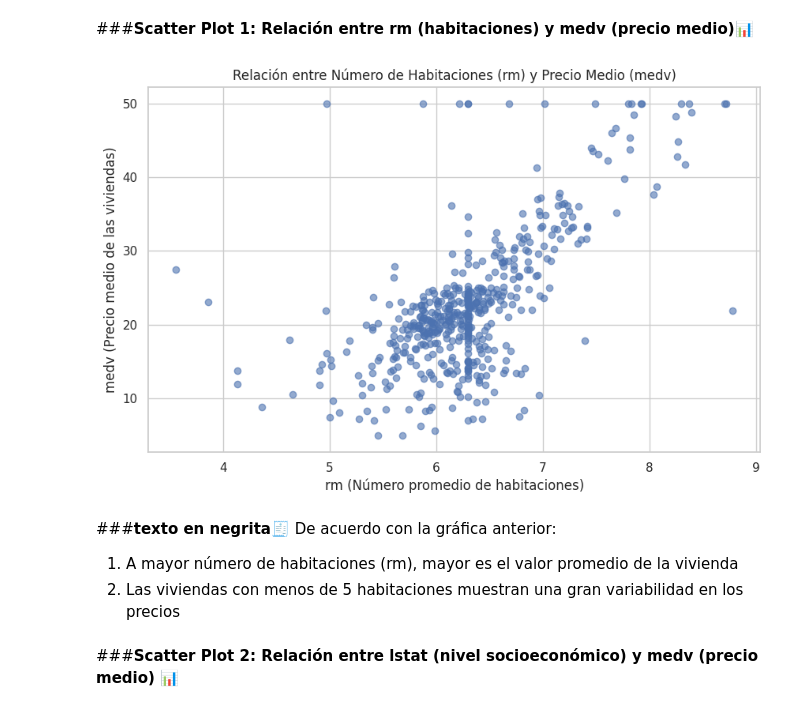
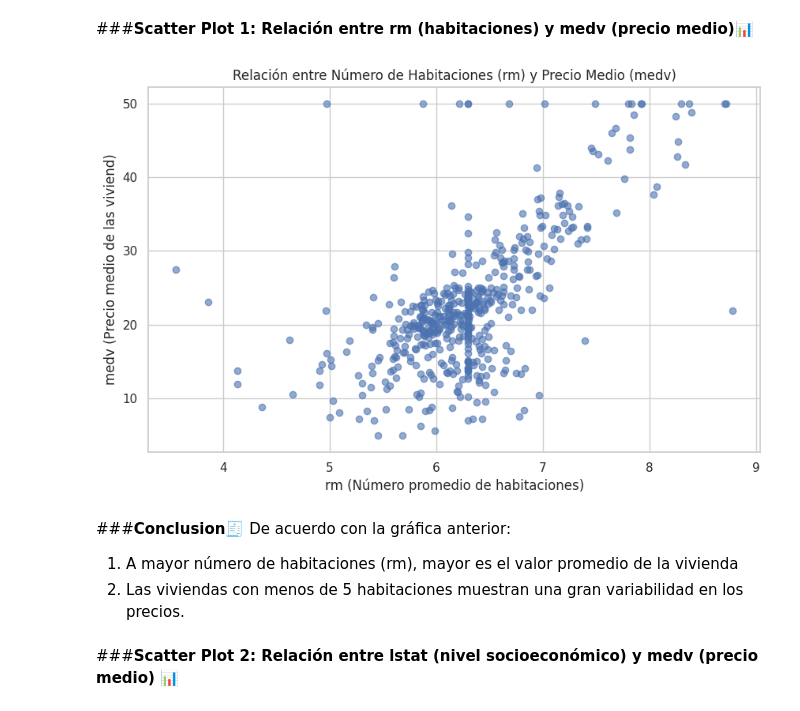
Before and after one commit to FernandaRobayo/ProyectoCangrejoRobayo, a Jupyter notebook: Proyecto final/Proyecto2.ipynb, the cells around one changed output. Saved outputs shown, nothing was run; the diff lists cells and outputs as text; code cells hidden in the pictures.

```diff
--- a/Proyecto final/Proyecto.ipynb
+++ b/Proyecto final/Proyecto2.ipynb
@@ -399,18 +399,19 @@ De esta diagrama se concluyo:
 # %%
 plt.figure(figsize=(10,6))
 plt.scatter(df_vecinos['rm'], df_vecinos['medv'], alpha=0.6)
 plt.title('Relación entre Número de Habitaciones (rm) y Precio Medio (medv)')
 plt.xlabel('rm (Número promedio de habitaciones)')
-plt.ylabel('medv (Precio medio de las viviendas)')
+plt.ylabel('medv (Precio medio de las viviend)')
 plt.show()
 # %% [output]
-[figure, old version]
+[figure, new version]
 # %% [markdown]
-###**texto en negrita**🧾
+
+###**Conclusion**🧾
 De acuerdo con la gráfica anterior:
 
 1.   A mayor número de habitaciones (rm), mayor es el valor promedio de la vivienda
-2.   Las viviendas con menos de 5 habitaciones muestran una gran variabilidad en los precios
+2.   Las viviendas con menos de 5 habitaciones muestran una gran variabilidad en los precios.
 # %% [markdown]
 ###**Scatter Plot 2: Relación entre lstat (nivel socioeconómico) y medv (precio medio)** 📊
 # %%
```
Also changed, not shown: parts of 6 cells of this notebook, 2 other files.
